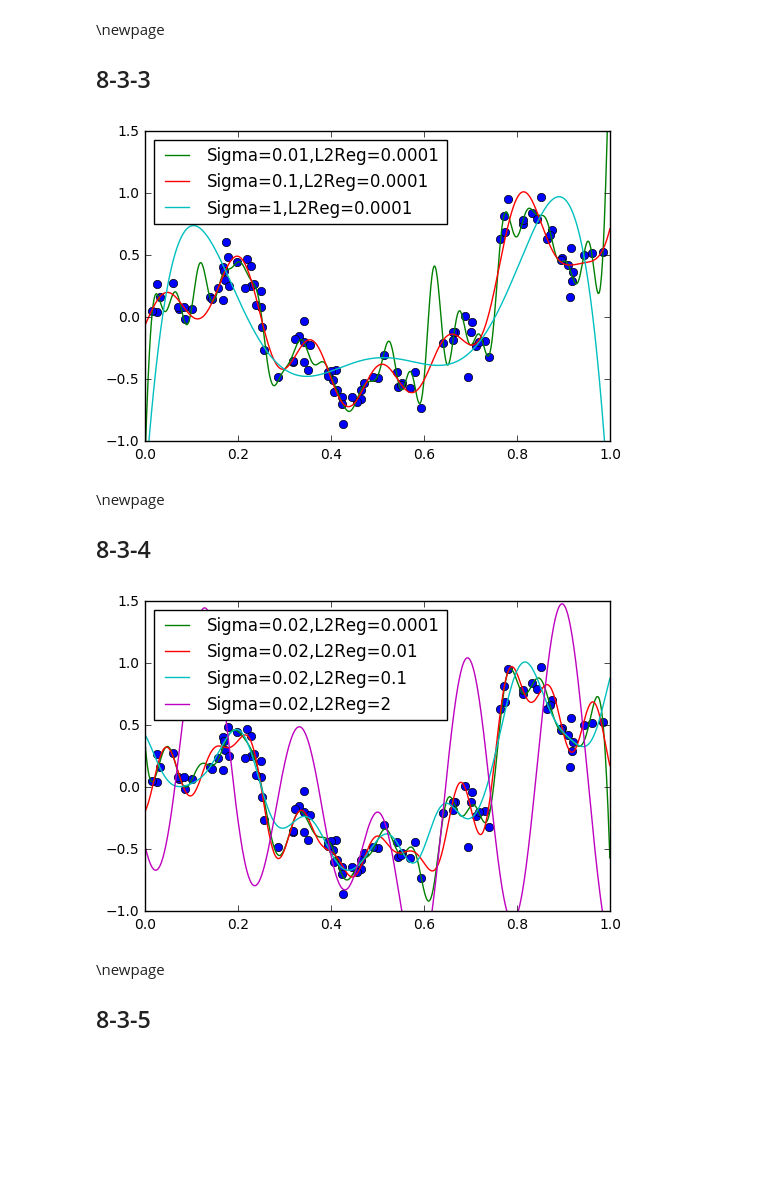
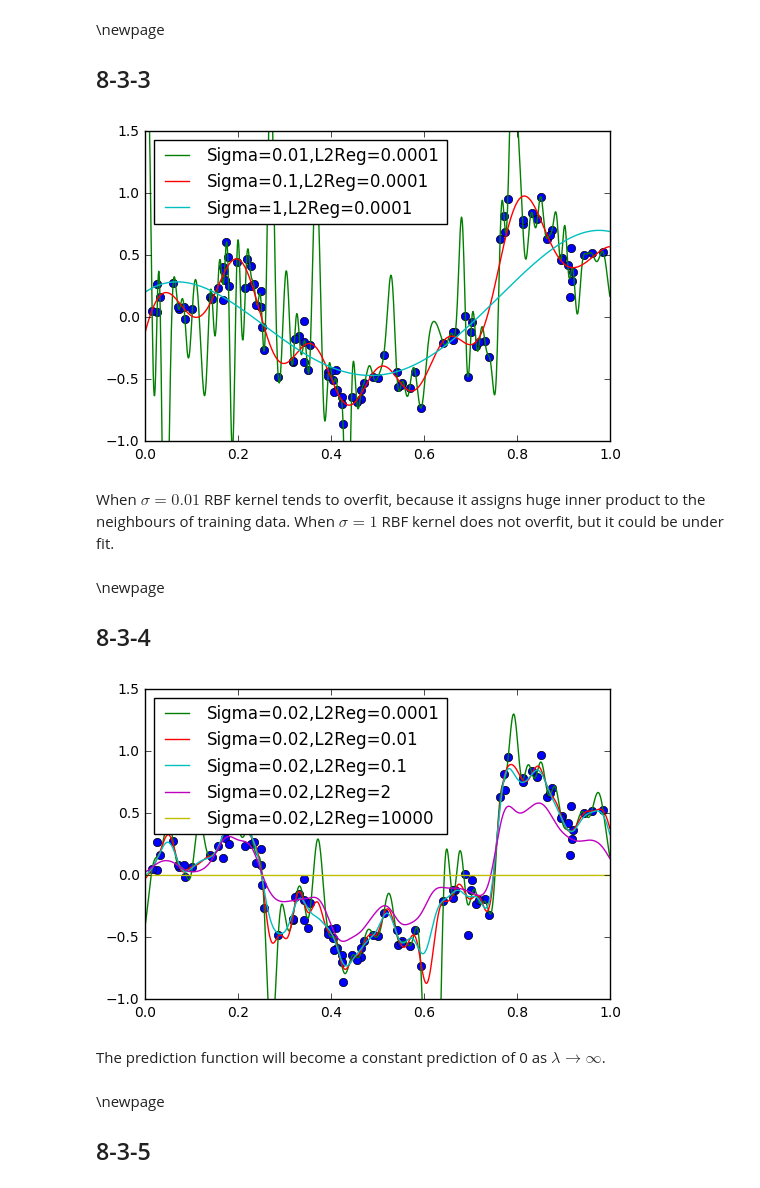
Before and after one commit to ZhuoruLin/DSGA1003_ML, a Jupyter notebook: hw4-kernels/notebooks/P8.ipynb, the cells around one changed output. Cells and saved outputs as stored; diff of their text form; code cells hidden in the pictures; blank space fills up the shorter version.

```diff
--- a/hw4-kernels/notebooks/P8.ipynb
+++ b/hw4-kernels/notebooks/P8.ipynb
@@ -37,7 +38,7 @@ def RBF_kernel(W,X,sigma):
     """
     #TODO
     diff_mat = cdist(W,X,'sqeuclidean')
-    return np.exp(-(diff_mat**2)/(2*sigma**2))
+    return np.exp(-(diff_mat)/(2*sigma**2))
 
 def polynomial_kernel(W, X, offset, degree):
     """
@@ -206,25 +207,29 @@ plt.legend(loc = 'best')
 plt.ylim(-1,1.5)
 plt.show()
 # %% [output]
-[figure, old version]
+[figure, new version]
+# %% [markdown]
+When $\sigma=0.01$ RBF kernel tends to overfit, because it assigns huge inner product to the neighbours of training data. When $\sigma=1$ RBF kernel does not overfit, but it could be under fit.
 # %% [markdown]
 \newpage
 ## 8-3-4
 # %%
 plot_step = .001
 xpts = np.arange(0 , 1, plot_step).reshape(-1,1)
 plt.plot(x_train,y_train,'o')
 sigma= .02
-for l2reg in [.0001,.01,.1,2]:
+for l2reg in [.0001,.01,.1,2,10000]:
     k = functools.partial(RBF_kernel, sigma=sigma)
     f = train_kernel_ridge_regression(x_train, y_train, k, l2reg=l2reg)
     label = "Sigma="+str(sigma)+",L2Reg="+str(l2reg)
     plt.plot(xpts, f.predict(xpts), label=label)
 plt.legend(loc = 'best')
 plt.ylim(-1,1.5)
 plt.show()
 # %% [output]
-[figure, old version]
+[figure, new version]
+# %% [markdown]
+The prediction function will become a constant prediction of 0 as $\lambda \to \infty$.
 # %% [markdown]
 \newpage
 ## 8-3-5
```
Also changed, not shown: parts of 24 cells of this notebook, 2 other files.
